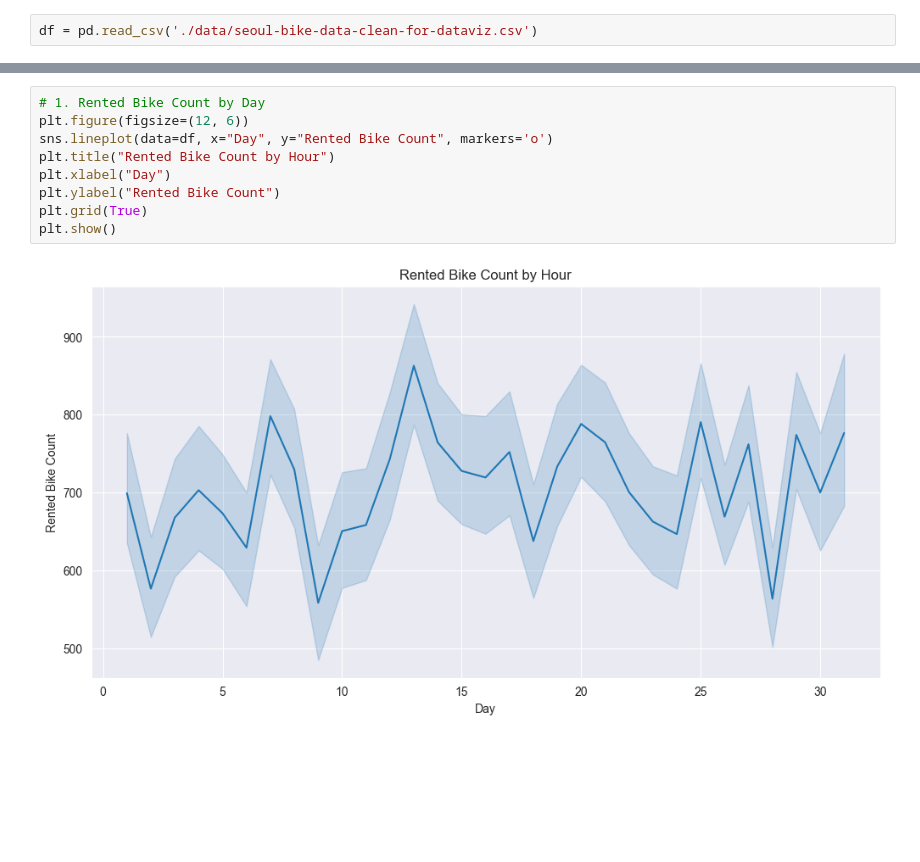
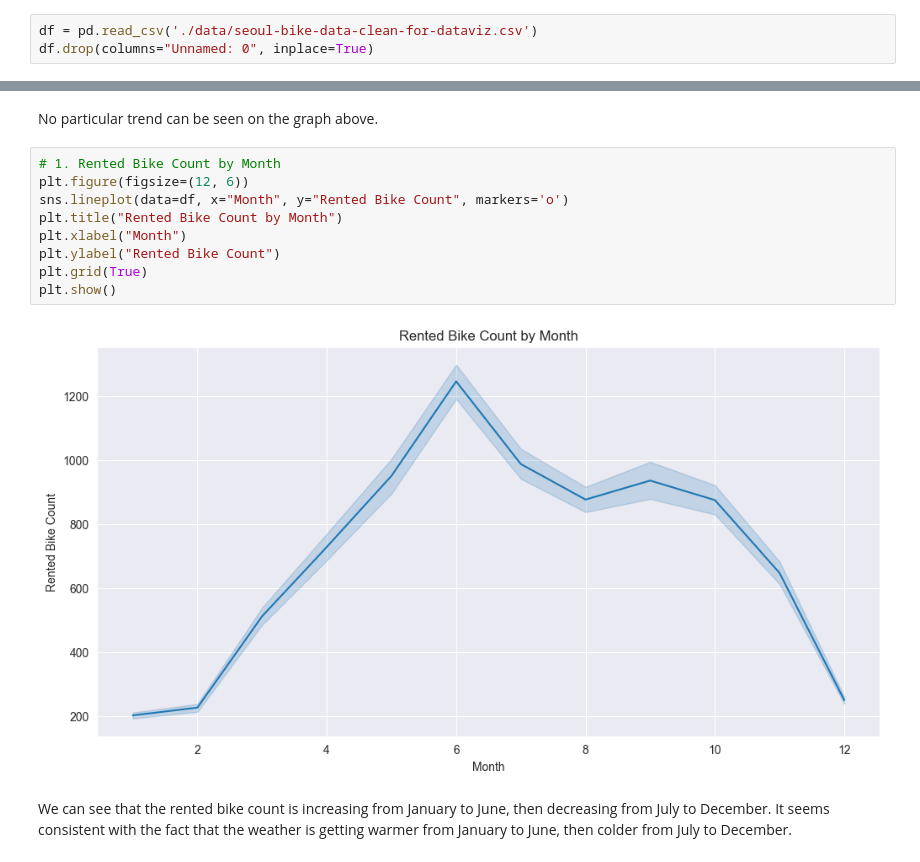
Before and after one commit to theopantecouteau/Seoul-Bike-Sharing-Prediction, a Jupyter notebook: data/data-visualization.ipynb, the cells around one changed output, grey strips where cells are left out. Saved outputs shown, nothing was run; the diff lists cells and outputs as text; blank space fills up the shorter version.

```diff
--- a/data/data-visualization.ipynb
+++ b/data/data-visualization.ipynb
@@ -6,5 +5,6 @@ import matplotlib.dates as mdates
 # %%
 df = pd.read_csv('./data/seoul-bike-data-clean-for-dataviz.csv')
+df.drop(columns="Unnamed: 0", inplace=True)
 # %%
 df.describe().T
 # %% [output]
@@ -46,11 +56,16 @@ plt.show()
+# %% [markdown]
+No particular trend can be seen on the graph above.
 # %%
-# 1. Rented Bike Count by Day
+# 1. Rented Bike Count by Month
 plt.figure(figsize=(12, 6))
-sns.lineplot(data=df, x="Day", y="Rented Bike Count", markers='o')
-plt.title("Rented Bike Count by Hour")
-plt.xlabel("Day")
+sns.lineplot(data=df, x="Month", y="Rented Bike Count", markers='o')
+plt.title("Rented Bike Count by Month")
+plt.xlabel("Month")
 plt.ylabel("Rented Bike Count")
 plt.grid(True)
 plt.show()
 # %% [output]
-[figure, old version]
+[figure, new version]
+# %% [markdown]
+We can see that the rented bike count is increasing from January to June, then decreasing from July to December.
+It seems consistent with the fact that the weather is getting warmer from January to June, then colder from July to December.
```
Also changed, not shown: parts of 32 cells of this notebook, 5 other files.
